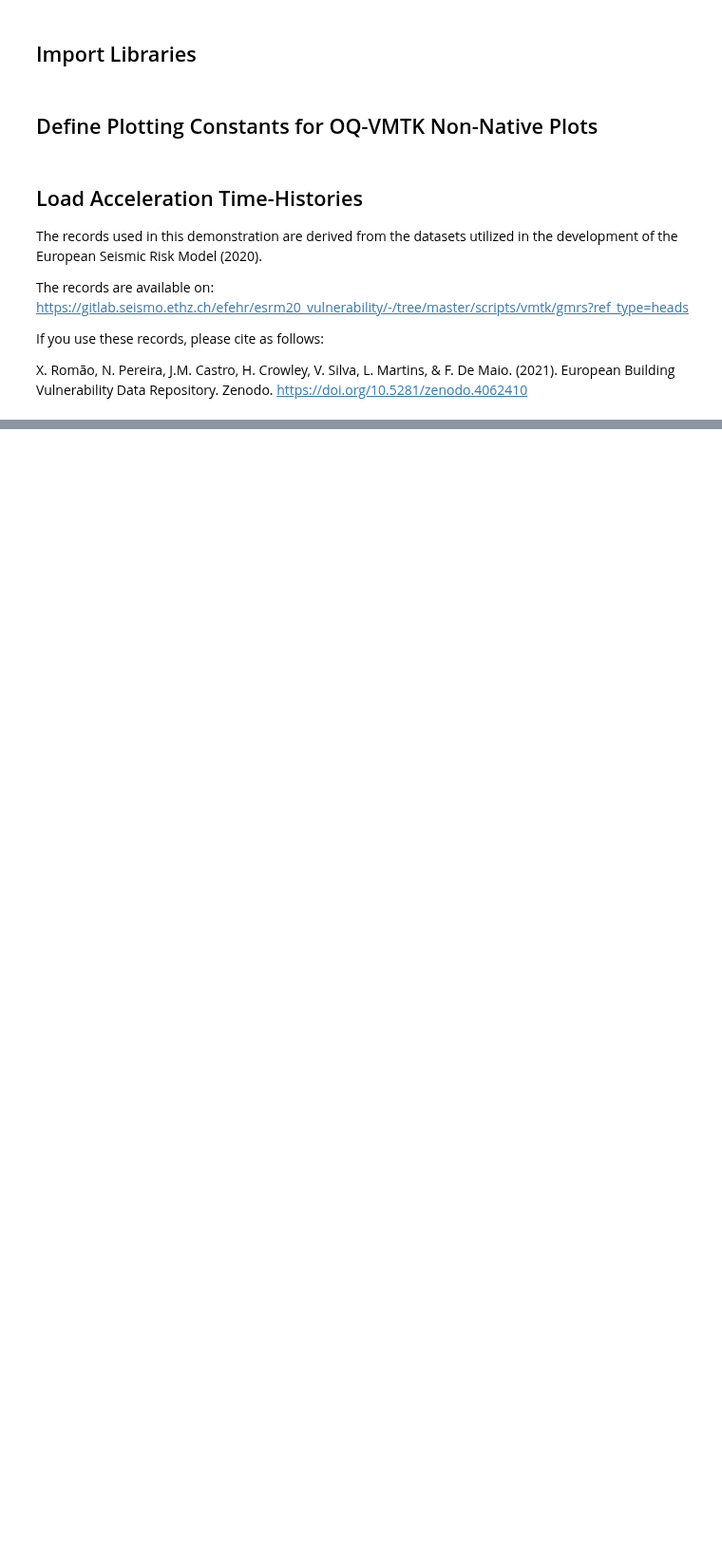
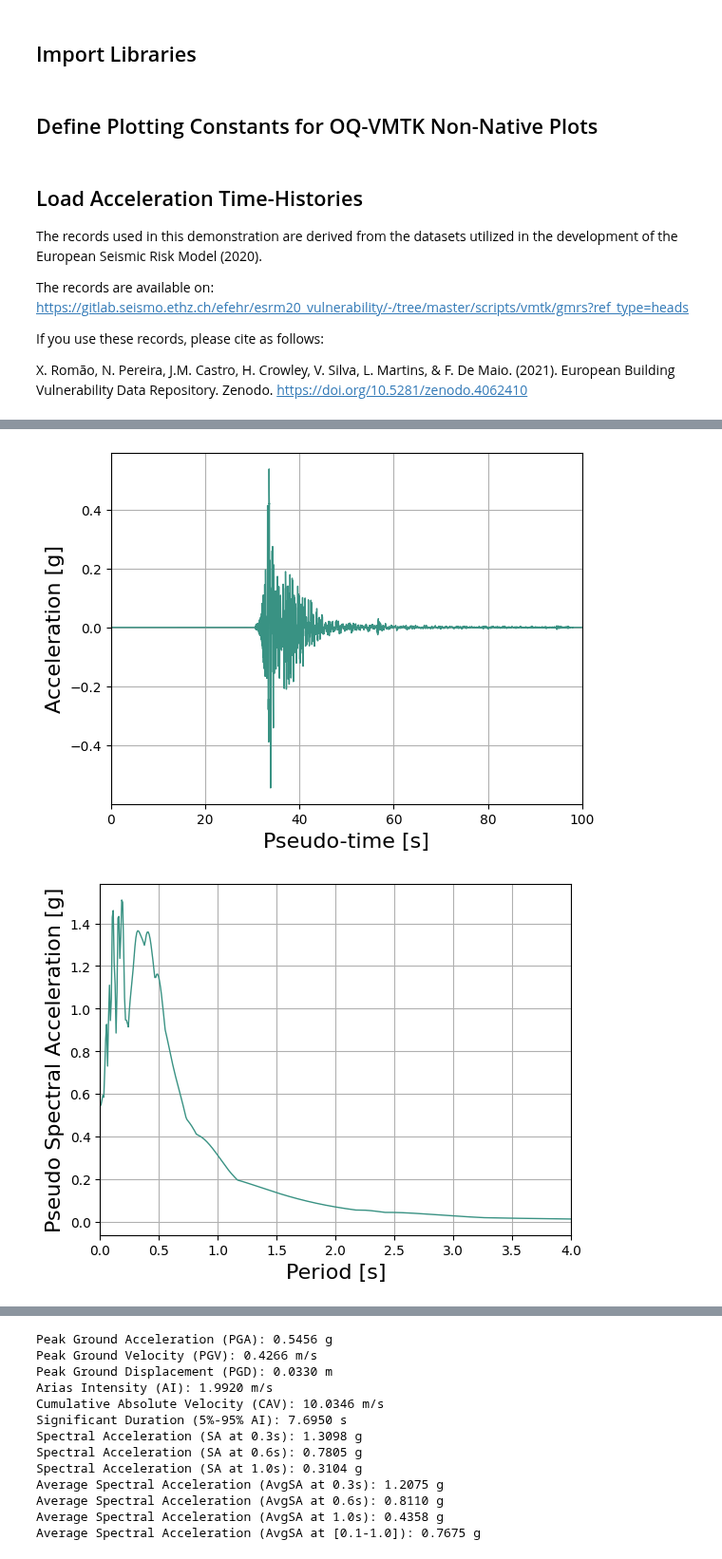
Before and after one commit to GEMScienceTools/oq-vmtk, a Jupyter notebook: demos/IntensityMeasureProcessing/IntensityMeasureProcessing.ipynb, the cells around one changed output, grey strips where cells are left out. Shown at 95% size. Cells and saved outputs as stored; diff of their text form; code cells hidden in the pictures; blank space fills up the shorter version.

```diff
--- a/demos/IntensityMeasureProcessing/IntensityMeasureProcessing.ipynb
+++ b/demos/IntensityMeasureProcessing/IntensityMeasureProcessing.ipynb
@@ -64,12 +64,10 @@ If you use these records, please cite as follows:
 X. Romão, N. Pereira, J.M. Castro, H. Crowley, V. Silva, L. Martins, & F. De Maio. (2021). European Building Vulnerability Data Repository. Zenodo. https://doi.org/10.5281/zenodo.4062410
 # %%
 # Input the intensity measure types required for processing
-IMT = [
-    "PGA", "PGV", "PGD",
-    "SA(0.3s)", "SA(0.6s)", "SA(1.0s)",
-    "AvgSA", "AvgSA(0.3s)", "AvgSA(0.6s)", "AvgSA(1.0s)",
-    "AI", "CAV", "D595",
-]
+IMT = ["PGA", "PGV", "PGD",
+       "SA(0.3s)", "SA(0.6s)", "SA(1.0s)",
+       "AvgSA", "AvgSA(0.3s)", "AvgSA(0.6s)", "AvgSA(1.0s)",
+       "AI", "CAV", "D595"]
 
 # Load the records directory which contains two folders where the time
 # and acceleration arrays of each ground-motion record are stored
@@ -156,12 +156,8 @@ $$
 for i in range(len(gmrs)):
 
     # Load the acceleration time-histories and the time-step files
-    current_acc = pd.read_csv(
-        os.path.join(gm_directory, "acc", f"acc_{i}.csv"), header=None
-    ).to_numpy().flatten()
-    current_dts = pd.read_csv(
-        os.path.join(gm_directory, "dts", f"dts_{i}.csv"), header=None
-    ).to_numpy().flatten()
+    current_acc = pd.read_csv(os.path.join(gm_directory, "acc", f"acc_{i}.csv"), header=None).to_numpy().flatten()
+    current_dts = pd.read_csv(os.path.join(gm_directory, "dts", f"dts_{i}.csv"), header=None).to_numpy().flatten()
 
     # Define the time-step of the acceleration time-history
     dt_gm = (current_dts[1] - current_dts[0]).item()
@@ -258,30 +254,33 @@ for i in range(len(gmrs)):
     for current_imt in IMT:
         if current_imt == "PGA":
             imls[current_imt].append(pga)
         elif current_imt == "PGV":
             imls[current_imt].append(pgv)
         elif current_imt == "PGD":
             imls[current_imt].append(pgd)
         elif current_imt == "SA(0.3s)":
             imls[current_imt].append(sa03)
         elif current_imt == "SA(0.6s)":
             imls[current_imt].append(sa06)
         elif current_imt == "SA(1.0s)":
             imls[current_imt].append(sa10)
         elif current_imt == "AvgSA":
             imls[current_imt].append(avgsa)
         elif current_imt == "AvgSA(0.3s)":
             imls[current_imt].append(avgsa03)
         elif current_imt == "AvgSA(0.6s)":
             imls[current_imt].append(avgsa06)
         elif current_imt == "AvgSA(1.0s)":
             imls[current_imt].append(avgsa10)
         elif current_imt == "AI":
             imls[current_imt].append(ai)
         elif current_imt == "CAV":
             imls[current_imt].append(cav)
         elif current_imt == "D595":
             imls[current_imt].append(t595)
 
 # Export to pickle format
 export_to_pkl(os.path.join("out", "imls_esrm20.pkl"), imls)
+# %% [output]
+[figure, added]
+[figure, added]
@@ -287,0 +289,13 @@ export_to_pkl(os.path.join("out", "imls_esrm20.pkl"), imls)
+Peak Ground Acceleration (PGA): 0.5456 g
+Peak Ground Velocity (PGV): 0.4266 m/s
+Peak Ground Displacement (PGD): 0.0330 m
+Arias Intensity (AI): 1.9920 m/s
+Cumulative Absolute Velocity (CAV): 10.0346 m/s
+Significant Duration (5%-95% AI): 7.6950 s
+Spectral Acceleration (SA at 0.3s): 1.3098 g
+Spectral Acceleration (SA at 0.6s): 0.7805 g
+Spectral Acceleration (SA at 1.0s): 0.3104 g
+Average Spectral Acceleration (AvgSA at 0.3s): 1.2075 g
+Average Spectral Acceleration (AvgSA at 0.6s): 0.8110 g
+Average Spectral Acceleration (AvgSA at 1.0s): 0.4358 g
+Average Spectral Acceleration (AvgSA at [0.1-1.0]): 0.7675 g
```
Also changed, not shown: parts of 3 cells of this notebook, 36 other files.
